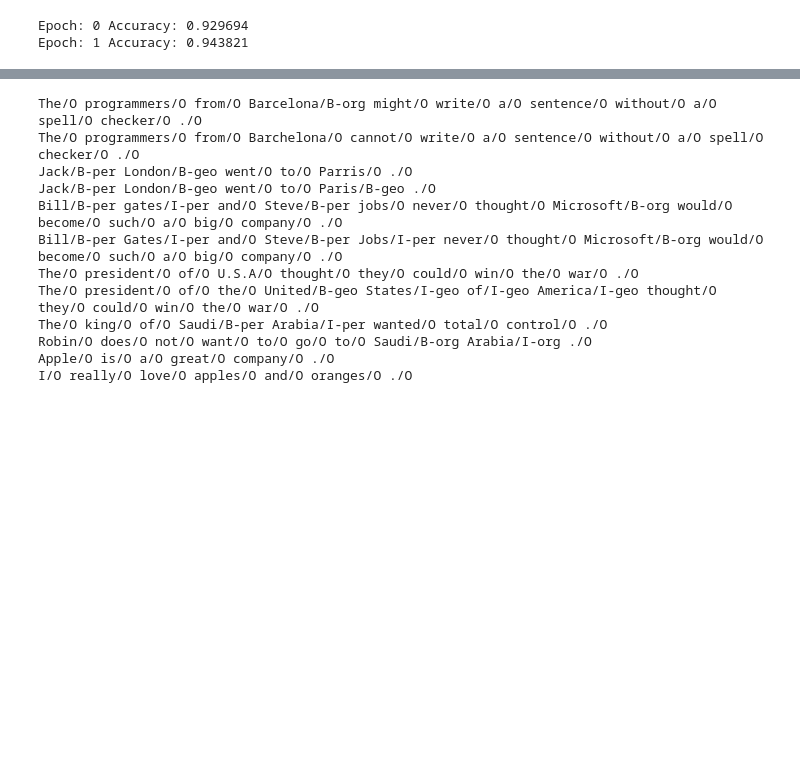
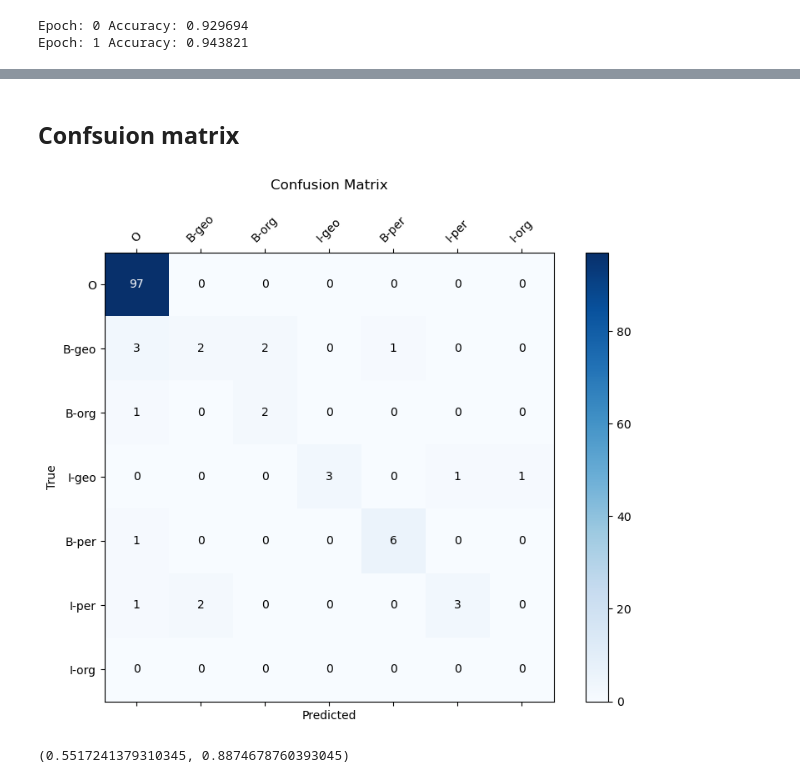
Before and after one commit to 45truc/NER_task, a Jupyter notebook: Alejandro.ipynb, the cells around one changed output, grey strips where cells are left out. Saved outputs shown, nothing was run; the diff lists cells and outputs as text; code cells hidden in the pictures; blank space fills up the shorter version.

Commit message:
Confusion matrix

```diff
--- a/Alejandro.ipynb
+++ b/Alejandro.ipynb
@@ -357,22 +196,0 @@ I/O really/O love/O apples/O and/O oranges/O ./O
-# %%
-rep = ""
-for sec in pred_tiny_test:
-    for xi, yi in zip(sec.x, sec.y):
-        rep += "%s/%s " % (list(corpus.word_dict.keys())[xi],
-                           list(corpus.tag_dict.keys())[yi])
-    rep += '\n'
-
-print(rep)
-# %% [output]
-The/O programmers/O from/O Barcelona/B-org might/O write/O a/O sentence/O without/O a/O spell/O checker/O ./O
-The/O programmers/O from/O Barchelona/O cannot/O write/O a/O sentence/O without/O a/O spell/O checker/O ./O
-Jack/B-per London/B-geo went/O to/O Parris/O ./O
-Jack/B-per London/B-geo went/O to/O Paris/B-geo ./O
-Bill/B-per gates/I-per and/O Steve/B-per jobs/O never/O thought/O Microsoft/B-org would/O become/O such/O a/O big/O company/O ./O
-Bill/B-per Gates/I-per and/O Steve/B-per Jobs/I-per never/O thought/O Microsoft/B-org would/O become/O such/O a/O big/O company/O ./O
-The/O president/O of/O U.S.A/O thought/O they/O could/O win/O the/O war/O ./O
-The/O president/O of/O the/O United/B-geo States/I-geo of/I-geo America/I-geo thought/O they/O could/O win/O the/O war/O ./O
-The/O king/O of/O Saudi/B-per Arabia/I-per wanted/O total/O control/O ./O
-Robin/O does/O not/O want/O to/O go/O to/O Saudi/B-org Arabia/I-org ./O
-Apple/O is/O a/O great/O company/O ./O
-I/O really/O love/O apples/O and/O oranges/O ./O
@@ -387,0 +197,2 @@ def decode_pred(pred, corpus):
+# %% [markdown]
+## Confsuion matrix
@@ -387,0 +209,48 @@ def decode_pred(pred, corpus):
+# %%
+def Evaluate_metrics(sequences, sequences_predictions, corpus, save=False, plotname=None):
+    '''
+        Returns ACC. and F1 with the requested requieremetns.
+    '''
+    def f1(y_true, y_pred):
+        return f1_score(y_true, y_pred, average='weighted')
+
+    y_true = np.concatenate([np.array(sequences[s].y) for s in range(len(sequences))])
+    y_pred = np.concatenate([sequences_predictions[s].y for s in range(len(sequences_predictions))])
+
+    mask = y_true!= corpus.tag_dict['O']
+    y_pred_f = y_pred[mask]
+    y_true_f = y_true[mask]
+
+    cm = confusion_matrix(y_true, y_pred)
+
+    # Plot the confusion matrix using Matplotlib
+    fig, ax = plt.subplots(figsize=(10, 7))
+    cax = ax.matshow(cm, cmap=plt.cm.Blues)
+    plt.title('Confusion Matrix', pad=20)
+    fig.colorbar(cax)
+
+    # Set axes labels and tick marks
+    class_names  = np.array(list(corpus.tag_dict.keys()))[list(set(y_pred) | set(y_true))]
+    ax.set_xticklabels([''] + list(class_names), rotation=45)
+    ax.set_yticklabels([''] + list(class_names))
+
+    plt.xlabel('Predicted')
+    plt.ylabel('True')
+
+    # Annotate each cell in the matrix with the numeric value
+    for i in range(cm.shape[0]):
+        for j in range(cm.shape[1]):
+            plt.text(j, i, format(cm[i, j], 'd'),
+                     ha="center", va="center",
+                     color="white" if cm[i, j] > cm.max() / 2 else "black")
+    if save:
+        plt.savefig(plotname)
+    plt.show()
+
+    # Acc. ignoring 'O', weighted f1,
+    return accuracy_score(y_true_f, y_pred_f), f1(y_true, y_pred)
+
+Evaluate_metrics(tiny_test_seq.seq_list, pred_tiny_test, corpus)
+# %% [output]
+[figure, added]
+(0.5517241379310345, 0.8874678760393045)
```
Also changed, not shown: parts of 15 cells of this notebook, 2 other files.
